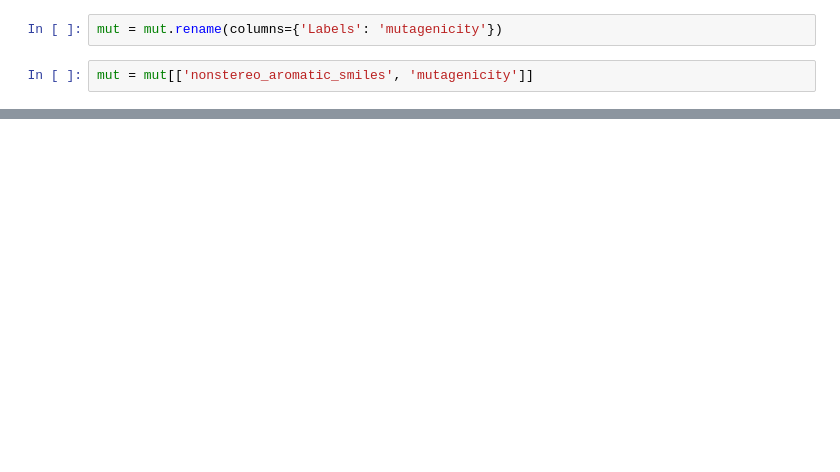
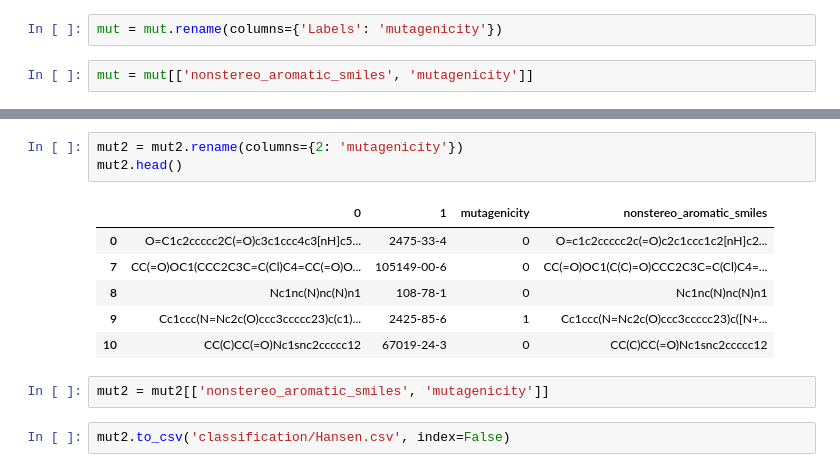
Before and after one commit to jannik-roth/FragShapley, a Jupyter notebook: 0_datasets/mutagenicity_dataset.ipynb, the cells around one changed output, grey strips where cells are left out. Saved outputs shown, nothing was run; the diff lists cells and outputs as text; blank space fills up the shorter version.

Commit message:
Adds Hansen dataset, removes old datasets

```diff
--- a/0_datasets/mutagenicity_dataset.ipynb
+++ b/0_datasets/mutagenicity_dataset.ipynb
@@ -72,0 +143,14 @@ mut.to_csv('classification/mutagenicity.csv', index=False)
+# %%
+mut2 = mut2.rename(columns={2: 'mutagenicity'})
+mut2.head()
+# %% [output]
+|  | 0 | 1 | mutagenicity | nonstereo_aromatic_smiles |
+| 0 | O=C1c2ccccc2C(=O)c3c1ccc4c3[nH]c5... | 2475-33-4 | 0 | O=c1c2ccccc2c(=O)c2c1ccc1c2[nH]c2... |
+| 7 | CC(=O)OC1(CCC2C3C=C(Cl)C4=CC(=O)O... | 105149-00-6 | 0 | CC(=O)OC1(C(C)=O)CCC2C3C=C(Cl)C4=... |
+| 8 | Nc1nc(N)nc(N)n1 | 108-78-1 | 0 | Nc1nc(N)nc(N)n1 |
+| 9 | Cc1ccc(N=Nc2c(O)ccc3ccccc23)c(c1)... | 2425-85-6 | 1 | Cc1ccc(N=Nc2c(O)ccc3ccccc23)c([N+... |
+| 10 | CC(C)CC(=O)Nc1snc2ccccc12 | 67019-24-3 | 0 | CC(C)CC(=O)Nc1snc2ccccc12 |
+# %%
+mut2 = mut2[['nonstereo_aromatic_smiles', 'mutagenicity']]
+# %%
+mut2.to_csv('classification/Hansen.csv', index=False)
```
Also changed, not shown: parts of 11 cells of this notebook, 14 other files.
